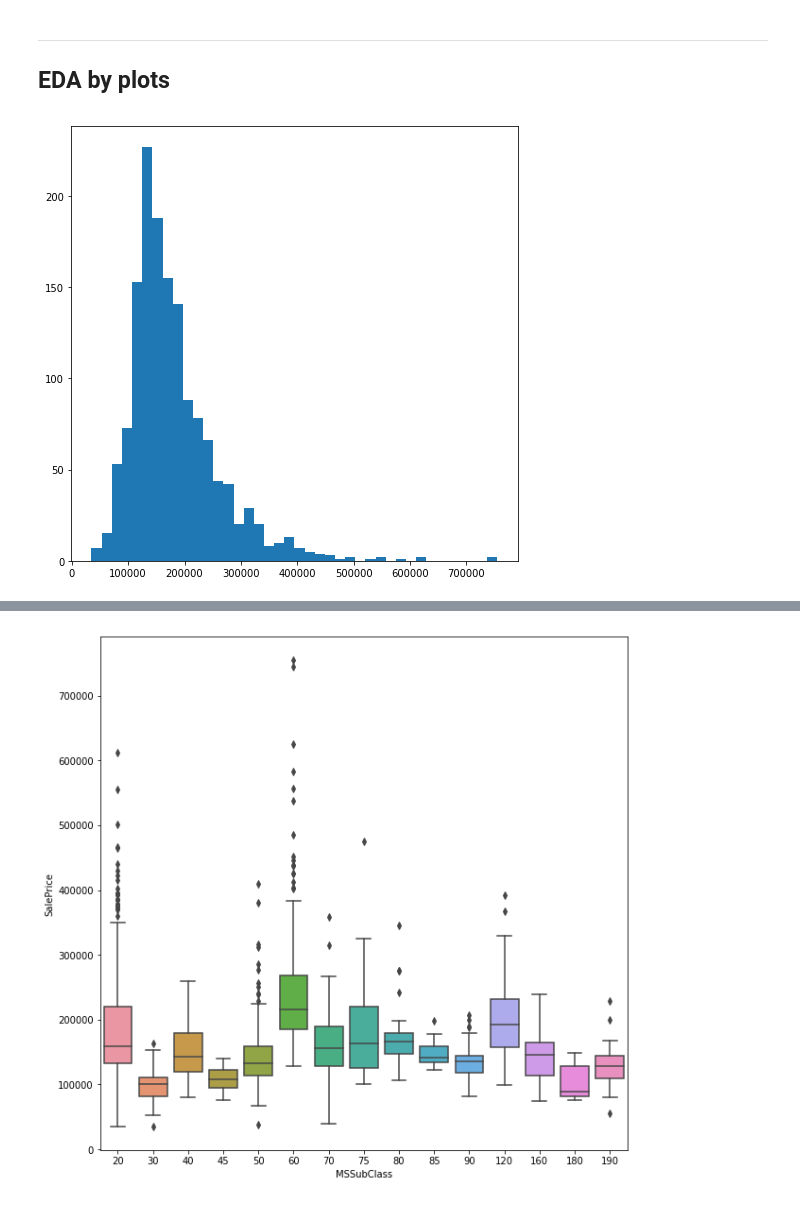
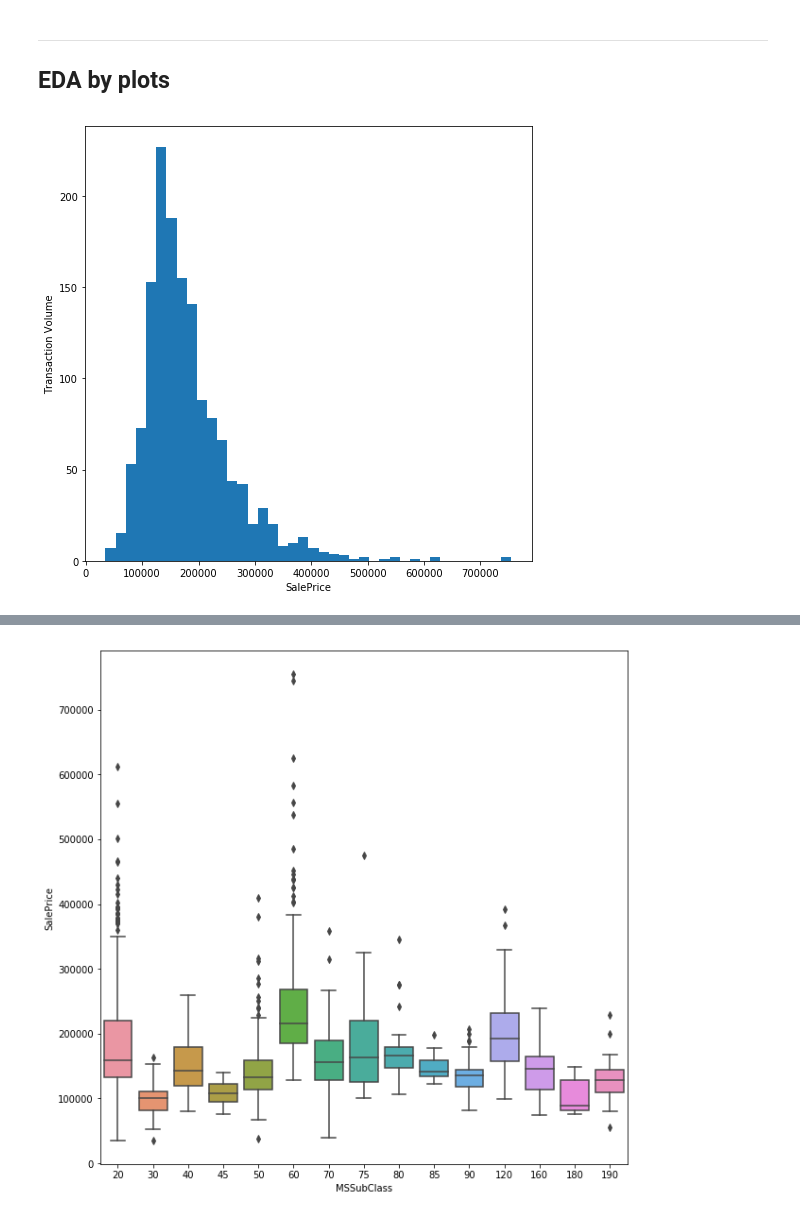
Before and after one commit to ber0-0/BrainStation-Capstone-Sale-Price-Prediction, a Jupyter notebook: Data_Cleansing.ipynb, the cells around one changed output, grey strips where cells are left out. Cells and saved outputs as stored; diff of their text form; code cells hidden in the pictures.

```diff
--- a/Data_Cleansing.ipynb
+++ b/Data_Cleansing.ipynb
@@ -180,9 +180,11 @@ print(dt['GarageYrBlt'].isna().sum())
 # %%
 plt.figure(figsize=(8,8))
 plt.hist(dt['SalePrice'], bins=40)
+plt.xlabel('SalePrice')
+plt.ylabel('Transaction Volume')
 plt.show()
 # %% [output]
-[figure, old version]
+[figure, new version]
 # %%
 dt.groupby('MSSubClass')['SalePrice'].median()
 # %% [output]
```
Also changed, not shown: parts of 7 cells of this notebook, 1 other file.
